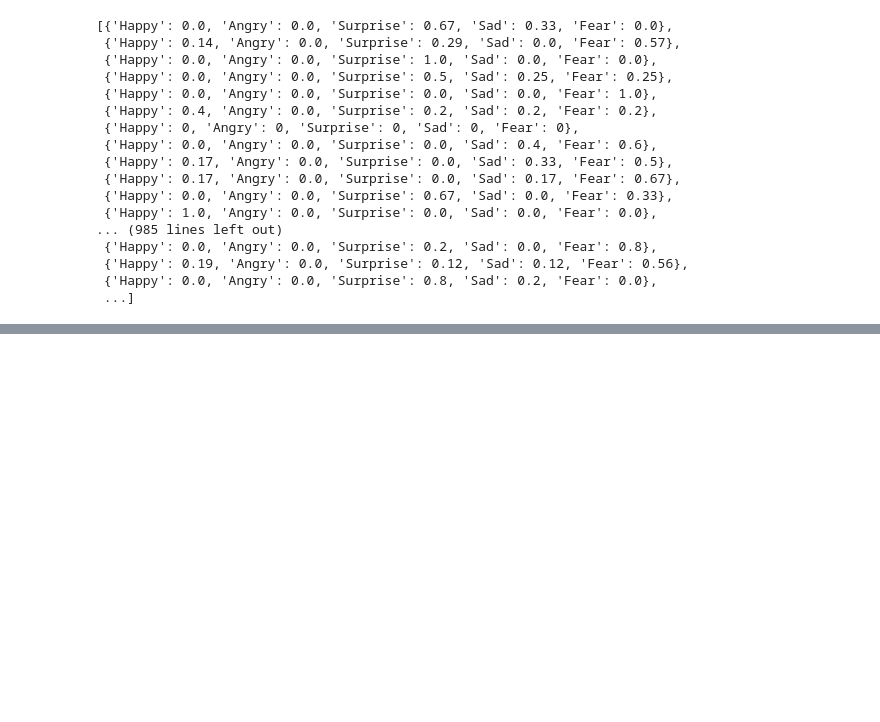
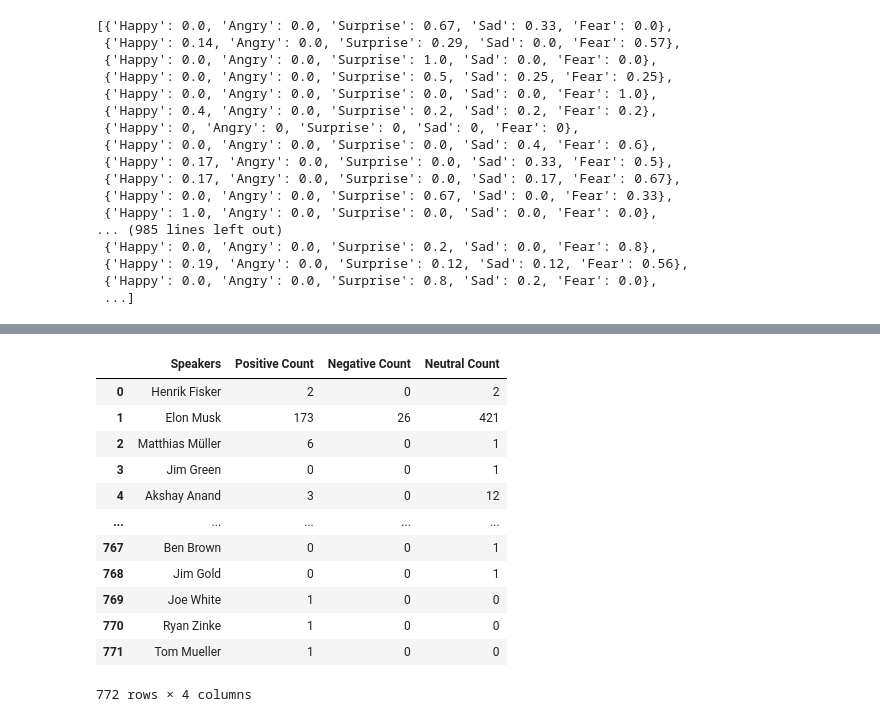
Before and after one commit to epfl-ada/ada-2021-project-les-quatre-neurones, a Jupyter notebook: emotion_processing.ipynb, the cells around one changed output, grey strips where cells are left out. Drawn from its saved outputs; the diff is of its cells as text; code cells hidden in the pictures; blank space fills up the shorter version.

```diff
--- a/emotion_processing.ipynb
+++ b/emotion_processing.ipynb
@@ -241,0 +302,44 @@ emotions
+# %%
+from collections import Counter
+
+speakers = df_evolution["speaker"].drop_duplicates().tolist()
+speakers.remove("None")
+
+pos_count = []
+neg_count = []
+neu_count = []
+tot_count = []
+
+speakers_group = df_evolution.groupby("speaker")
+
+
+for curr in speakers:
+
+    analysis = speakers_group.get_group(curr)["Vader Analysis"]
+    vals = Counter(analysis)
+    pos_count.append(vals["Positive"])
+    neg_count.append(vals["Negative"])
+    neu_count.append(vals["Neutral"])
+    tot_count.append(len(speakers))
+
+emotion_count = pd.DataFrame()
+emotion_count["Speakers"] = speakers
+emotion_count["Positive Count"] = pos_count
+emotion_count["Negative Count"] = neg_count
+emotion_count["Neutral Count"] = neu_count
+# %%
+emotion_count
+# %% [output]
+|  | Speakers | Positive Count | Negative Count | Neutral Count |
+| 0 | Henrik Fisker | 2 | 0 | 2 |
+| 1 | Elon Musk | 173 | 26 | 421 |
+| 2 | Matthias Müller | 6 | 0 | 1 |
+| 3 | Jim Green | 0 | 0 | 1 |
+| 4 | Akshay Anand | 3 | 0 | 12 |
+| ... | ... | ... | ... | ... |
+| 767 | Ben Brown | 0 | 0 | 1 |
+| 768 | Jim Gold | 0 | 0 | 1 |
+| 769 | Joe White | 1 | 0 | 0 |
+| 770 | Ryan Zinke | 1 | 0 | 0 |
+| 771 | Tom Mueller | 1 | 0 | 0 |
+772 rows × 4 columns
```
Also changed, not shown: parts of 9 cells of this notebook.
